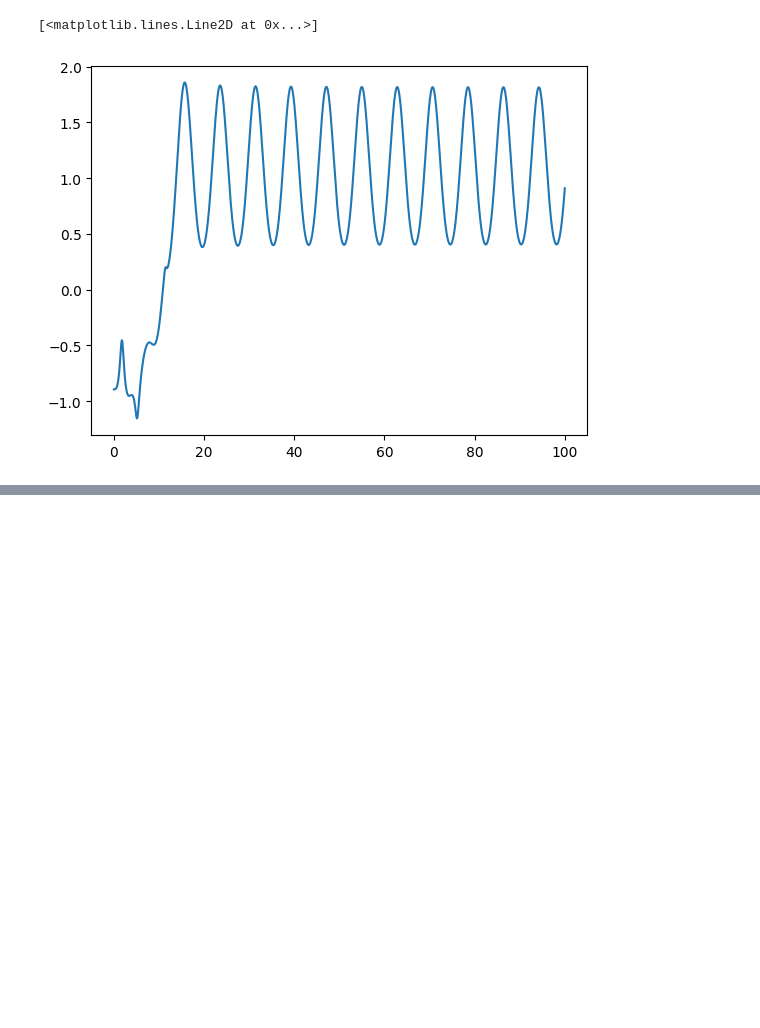
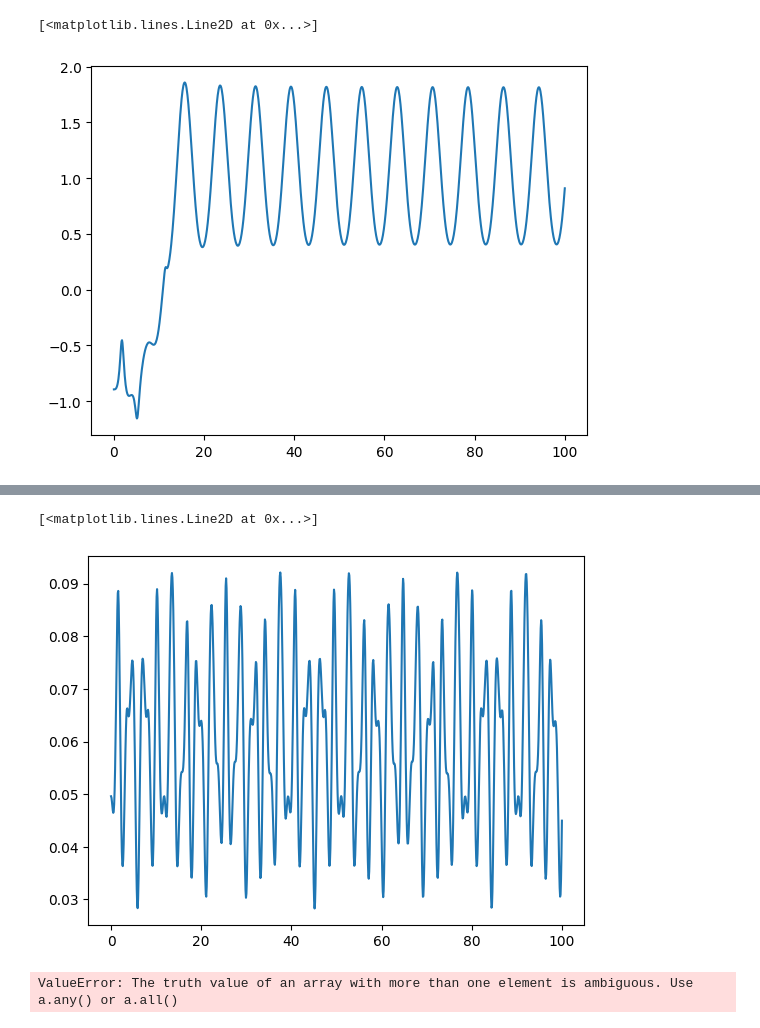
Before and after one commit to Gabriel-Amici/MorseCoulomb, a Jupyter notebook: notebooks/development/class_dev.ipynb, the cells around one changed output, grey strips where cells are left out. Saved outputs shown, nothing was run; the diff lists cells and outputs as text; code cells hidden in the pictures; blank space fills up the shorter version.

```diff
--- a/notebooks/development/class_dev.ipynb
+++ b/notebooks/development/class_dev.ipynb
@@ -355,9 +767,16 @@ class ScipyIntegrator(Integrator):
         self.method, self.options = method, options
 
     def propagate(self, dynamics, state0, t_span, t_eval=None):
-        sol = solve_ivp(dynamics.dstate, t_span, state0,
+        state0 = np.asarray(state0, dtype=float)
+        shape = state0.shape                       # (2,) or (N, 2)
+
+        def fun(t, y):
+            return np.ravel(dynamics.dstate(t, y.reshape(shape)))
+
+        sol = solve_ivp(fun, t_span, np.ravel(state0),
                          method=self.method, t_eval=t_eval, **self.options)
-        return Trajectory(sol.t, sol.y.T, dynamics.potential)
+        states = sol.y.T.reshape(len(sol.t), *shape)
+        return Trajectory(sol.t, states, dynamics.potential)
 # %%
 field = SinusoidField(amplitude=0.4, ang_frequency=0.8, phase=0.0)
 # %%
@@ -411,7 +841,9 @@ ValueError: operands could not be broadcast together with shapes (10,2) (2,2)
 # %%
 prop2 = ScipyIntegrator(rtol=1.e-6, atol=1.e-9, method="RK45")
 
-traj2 = prop2.propagate(dyn, state0=np.array([1.0, 0.0]), t_span=(0, 100), t_eval=np.linspace(0, 100, 1000))
+state0 = np.random.rand(20, 2)
+
+traj2 = prop2.propagate(dyn, state0=state0, t_span=(0, 100), t_eval=np.linspace(0, 100, 1000))
 # %%
 prop4 = ScipyIntegrator(method="DOP853",
                    rtol=1e-10, atol=1e-12)
@@ -452,0 +886,24 @@ class ClassicalParticle:
+# %%
+class ClassicalSystem:
+    def __init__(self, dynamics, states0: np.ndarray, **metadata):
+        self.dynamics = dynamics
+        self.potential = dynamics.potential
+        self.field = dynamics.field
+        self.states0 = np.asarray(states0, dtype=float)   # shape (N, 2)
+        self.metadata = metadata          # e.g. theta0=..., E0=... — arrays, one entry per particle
+
+    @classmethod
+    def from_energy(cls, dynamics, r0s, E, sign=+1, **metadata):
+        r0s = np.asarray(r0s, dtype=float)
+        p0s = sign * dynamics.potential.momentum(E, r0s)
+        return cls(dynamics, np.stack([r0s, p0s], axis=-1), **metadata)
+
+    @property
+    def n_particles(self): return self.states0.shape[0]
+
+    def propagate(self, integrator, t_span, t_eval=None) -> Trajectory:
+        return integrator.propagate(self.dynamics, self.states0, t_span, t_eval)
+# %%
+syst = ClassicalSystem(dyn, state0)
+
+trajs = syst.propagate(prop2, t_span=(0, 100), t_eval=np.linspace(0, 100, 1000))
@@ -453,3 +912,15 @@ class ClassicalParticle:
+# %%
+traj_sample = trajs.for_particle(3)
+# act = action(traj_sample.energy)
+plt.plot(traj_sample.time, traj_sample.action)
+# traj_sample.position.shape
+# %% [output]
+[<matplotlib.lines.Line2D at 0x...>]
+[figure, added]
+# %%
+trajs.action
+# %% [output]
+ValueError: The truth value of an array with more than one element is ambiguous. Use a.any() or a.all()
 # %%
 msc = MorseSoftCoulomb(alpha=0.1)
 dynamics = StaticDynamics(potential=msc)
```
Also changed, not shown: parts of 16 cells of this notebook, 9 other files.
